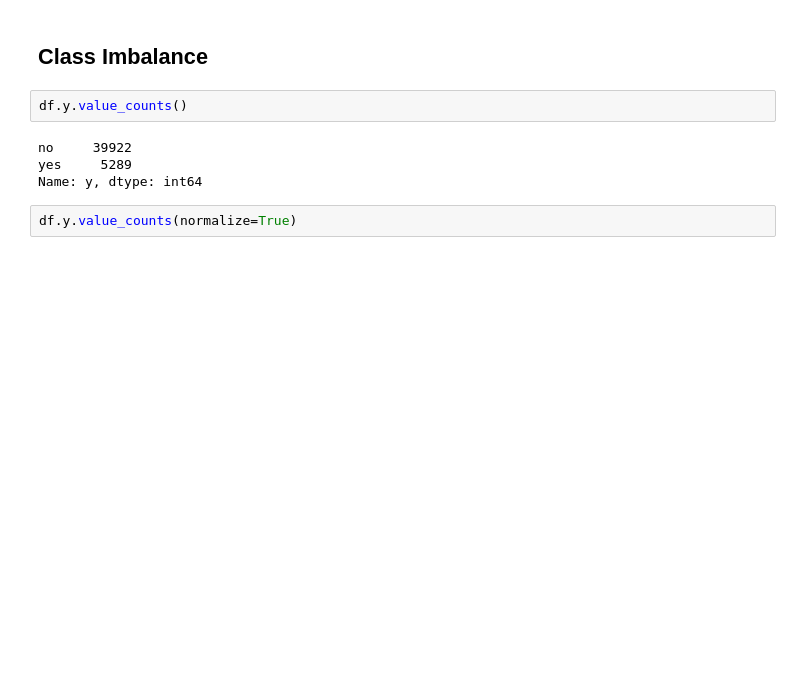
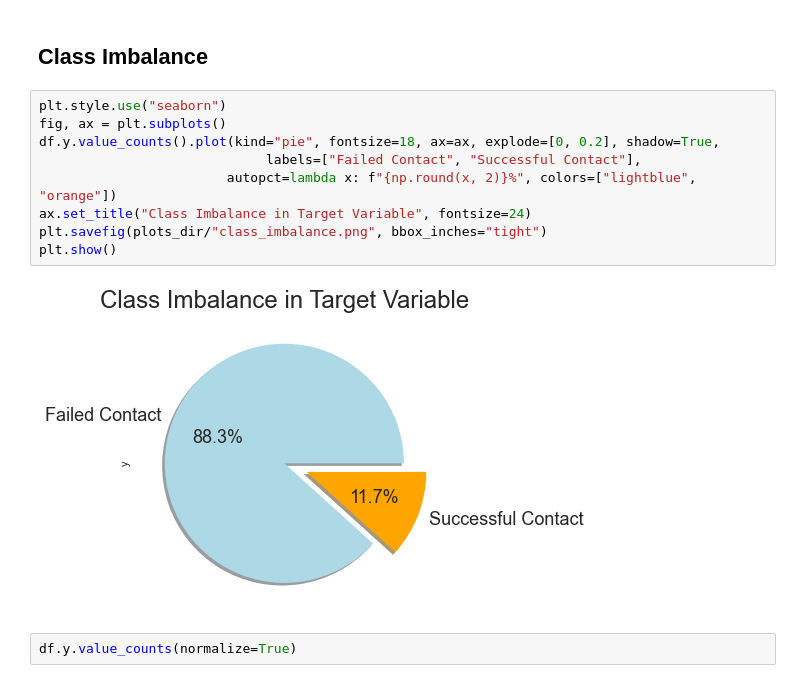
Before and after one commit to VedantVarshney/hsbc_dse_project, a Jupyter notebook: notebooks/InitialEDA.ipynb, the cells around one changed output. Saved outputs shown, nothing was run; the diff lists cells and outputs as text; blank space fills up the shorter version.

```diff
--- a/notebooks/InitialEDA.ipynb
+++ b/notebooks/InitialEDA.ipynb
@@ -130,11 +140,16 @@ The power transform seems to have successfully made the distributions 'more norm
 # %% [markdown]
 ## Class Imbalance
 # %%
-df.y.value_counts()
+plt.style.use("seaborn")
+fig, ax = plt.subplots()
+df.y.value_counts().plot(kind="pie", fontsize=18, ax=ax, explode=[0, 0.2], shadow=True,
+                             labels=["Failed Contact", "Successful Contact"],
+                        autopct=lambda x: f"{np.round(x, 2)}%", colors=["lightblue", "orange"])
+ax.set_title("Class Imbalance in Target Variable", fontsize=24)
+plt.savefig(plots_dir/"class_imbalance.png", bbox_inches="tight")
+plt.show()
 # %% [output]
-no     39922
-yes     5289
-Name: y, dtype: int64
+[figure, added]
 # %%
 df.y.value_counts(normalize=True)
 # %% [output]
```
Also changed, not shown: parts of 5 cells of this notebook, 10 other files.
